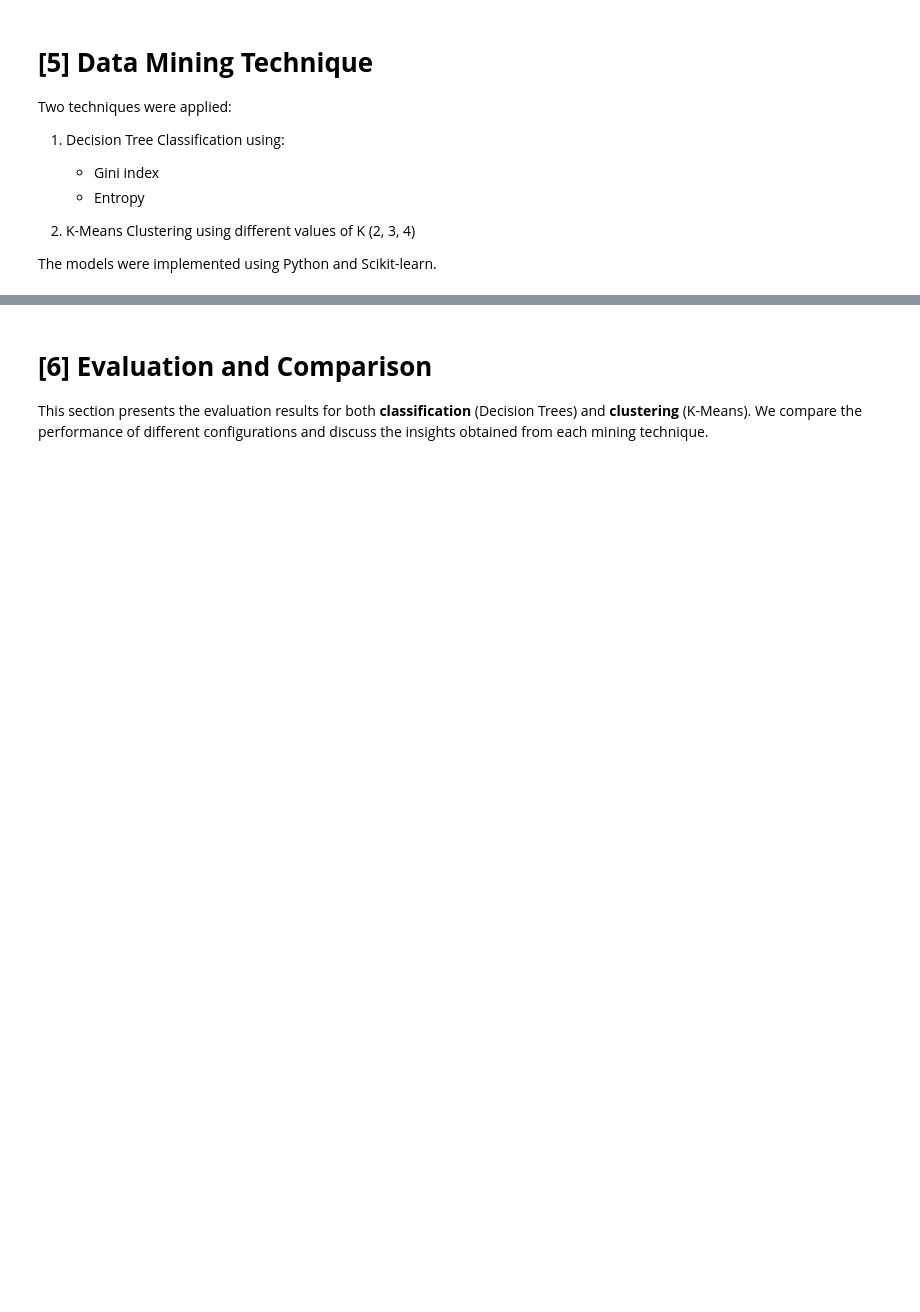
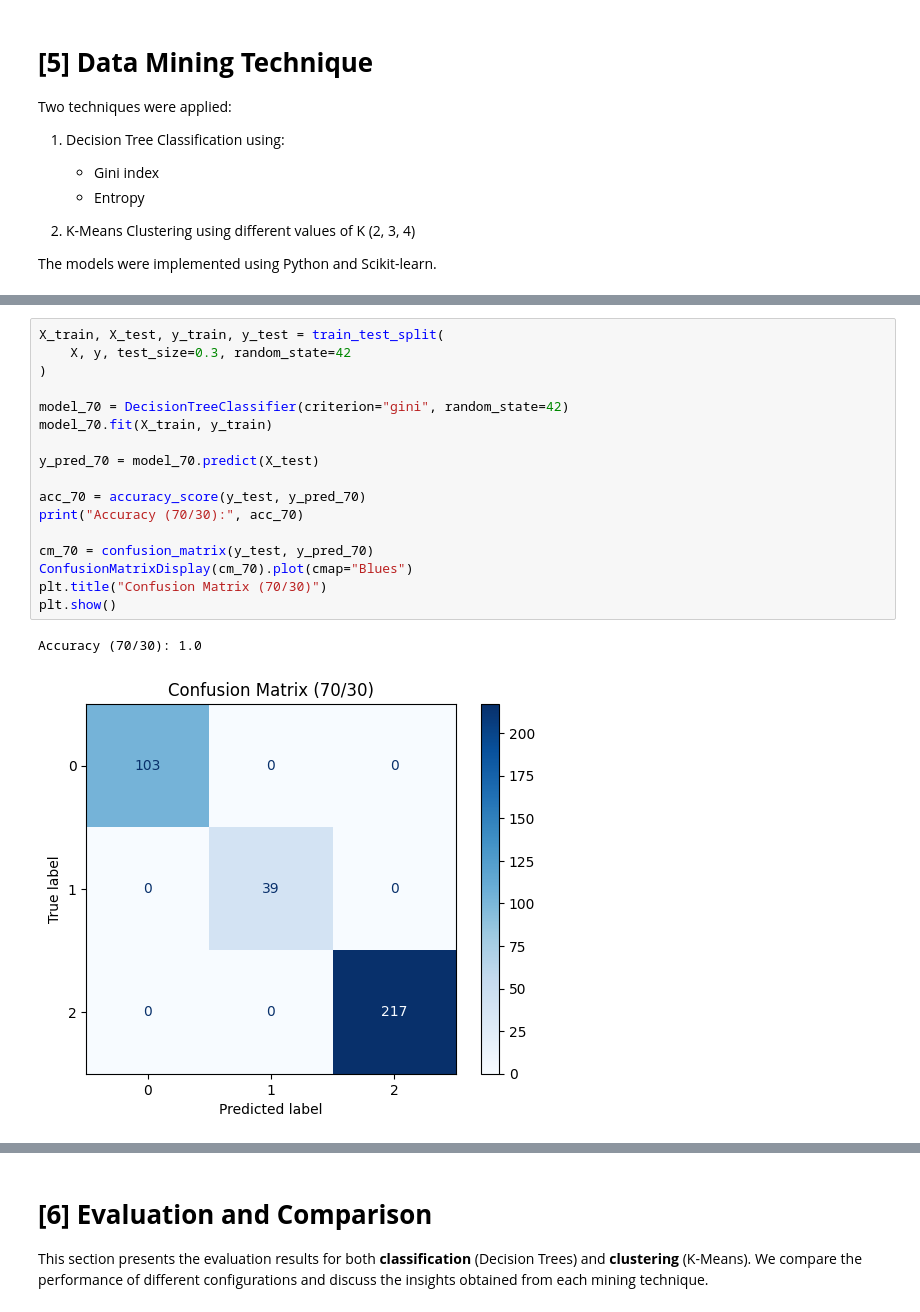
Before and after one commit to hind190/Data-Mining-Project-, a Jupyter notebook: Phase3.ipynb, the cells around one changed output, grey strips where cells are left out. Cells and saved outputs as stored; diff of their text form; blank space fills up the shorter version.

```diff
--- a/Phase3.ipynb
+++ b/Phase3.ipynb
@@ -61,0 +134,20 @@ The models were implemented using Python and Scikit-learn.
+# %%
+X_train, X_test, y_train, y_test = train_test_split(
+    X, y, test_size=0.3, random_state=42
+)
+
+model_70 = DecisionTreeClassifier(criterion="gini", random_state=42)
+model_70.fit(X_train, y_train)
+
+y_pred_70 = model_70.predict(X_test)
+
+acc_70 = accuracy_score(y_test, y_pred_70)
+print("Accuracy (70/30):", acc_70)
+
+cm_70 = confusion_matrix(y_test, y_pred_70)
+ConfusionMatrixDisplay(cm_70).plot(cmap="Blues")
+plt.title("Confusion Matrix (70/30)")
+plt.show()
+# %% [output]
+Accuracy (70/30): 1.0
+[figure, added]
```
Also changed, not shown: parts of 30 cells of this notebook.
